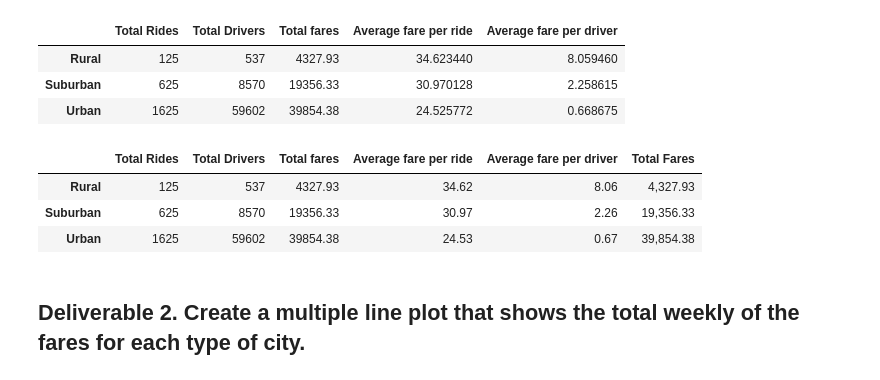
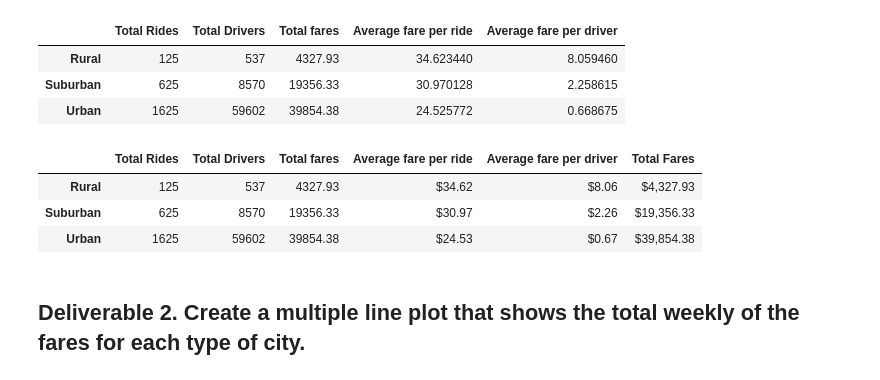
Before and after one commit to HibahAhmed/PyBer_Analysis, a Jupyter notebook: PyBer_Challenge.ipynb, the cells around one changed output. Cells and saved outputs as stored; diff of their text form; code cells hidden in the pictures.

```diff
--- a/PyBer_Challenge.ipynb
+++ b/PyBer_Challenge.ipynb
@@ -112,16 +112,16 @@ Pyber_summary_df
 # %%
 #  8. Format the columns.
 Pyber_summary_df["Total Rides"] = (Pyber_summary_df["Total Rides"].astype(float)).map('{:.0f}'.format)
 Pyber_summary_df["Total Drivers"] = (Pyber_summary_df["Total Drivers"].astype(float)).map('{:.0f}'.format)
-Pyber_summary_df["Total Fares"] = (Pyber_summary_df["Total fares"].astype(float)).map('{:,.2f}'.format)
-Pyber_summary_df["Average fare per ride"] = (Pyber_summary_df["Average fare per ride"].astype(float)).map('{:,.2f}'.format)
-Pyber_summary_df["Average fare per driver"] = (Pyber_summary_df["Average fare per driver"].astype(float)).map('{:,.2f}'.format)
+Pyber_summary_df["Total Fares"] = (Pyber_summary_df["Total fares"].astype(float)).map('${:,.2f}'.format)
+Pyber_summary_df["Average fare per ride"] = (Pyber_summary_df["Average fare per ride"].astype(float)).map('${:,.2f}'.format)
+Pyber_summary_df["Average fare per driver"] = (Pyber_summary_df["Average fare per driver"].astype(float)).map('${:,.2f}'.format)
 Pyber_summary_df
 # %% [output]
 |  | Total Rides | Total Drivers | Total fares | Average fare per ride | Average fare per driver | Total Fares |
-| Rural | 125 | 537 | 4327.93 | 34.62 | 8.06 | 4,327.93 |
-| Suburban | 625 | 8570 | 19356.33 | 30.97 | 2.26 | 19,356.33 |
-| Urban | 1625 | 59602 | 39854.38 | 24.53 | 0.67 | 39,854.38 |
+| Rural | 125 | 537 | 4327.93 | $34.62 | $8.06 | $4,327.93 |
+| Suburban | 625 | 8570 | 19356.33 | $30.97 | $2.26 | $19,356.33 |
+| Urban | 1625 | 59602 | 39854.38 | $24.53 | $0.67 | $39,854.38 |
 # %% [markdown]
 ## Deliverable 2.  Create a multiple line plot that shows the total weekly of the fares for each type of city.
 # %%
```
Also changed, not shown: parts of 1 cell of this notebook, 2 other files.
